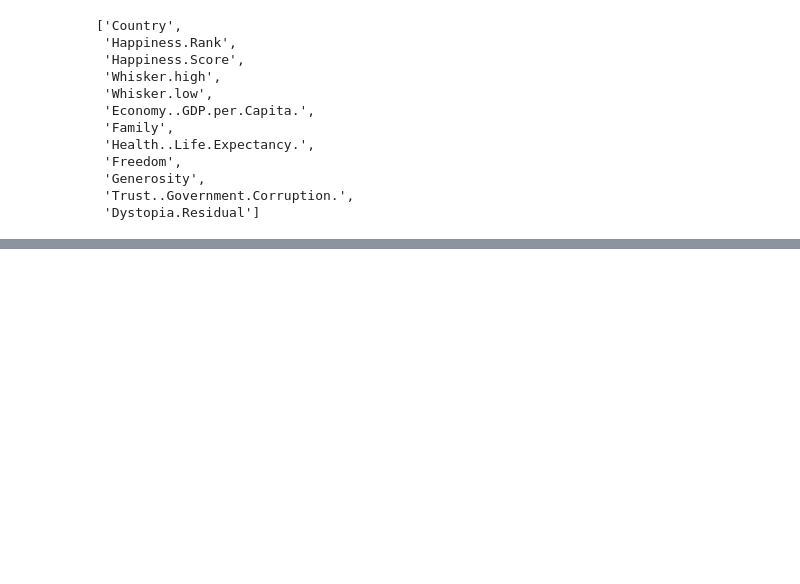
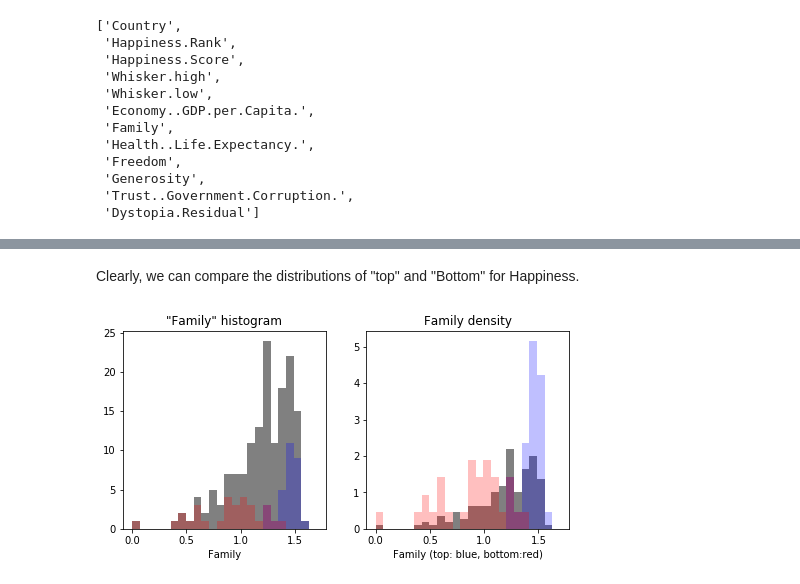
Before and after one commit to ergonyc/Practice-python-exercises, a Jupyter notebook: PlottingExamples-7.4/Module7_visEx_v3.ipynb, the cells around one changed output, grey strips where cells are left out. Saved outputs shown, nothing was run; the diff lists cells and outputs as text; code cells hidden in the pictures; blank space fills up the shorter version.

```diff
--- a/PlottingExamples-7.4/Module7_visEx_v3.ipynb
+++ b/PlottingExamples-7.4/Module7_visEx_v3.ipynb
@@ -114,0 +116,21 @@ Do something like top 10, and bottom 10 happiness rank, ...
+# %% [markdown]
+Clearly, we can compare the distributions of "top" and "Bottom" for Happiness.
+# %%
+# Plot them as a histogram.
+#plt.hist(year17['Family'], density=False)
+plt.subplot(221)
+plt.hist(year17['Family'], density=False, color='grey', bins=np.linspace(0.0, 1.7, 25), alpha=1.0)
+plt.hist(year17['Family'][:topn], density=False, color='blue', bins=np.linspace(0.0, 1.7, 25), alpha=.25)
+plt.hist(year17['Family'][-topn:], density=False, color='red', bins=np.linspace(0.0, 1.7, 25), alpha=.25)
+plt.title('"Family" histogram')
+plt.xlabel('Family')
+
+plt.subplot(222)
+plt.hist(year17['Family'], density=True, color='grey', bins=np.linspace(0.0, 1.7, 25), alpha=1.0)
+plt.hist(year17['Family'][:topn], density=True, color='blue', bins=np.linspace(0.0, 1.7, 25), alpha=.25)
+plt.hist(year17['Family'][-topn:], density=True, color='red', bins=np.linspace(0.0, 1.7, 25), alpha=.25)
+plt.title('Family density')
+plt.xlabel('Family (top: blue, bottom:red)')
+plt.show()
+# %% [output]
+[figure, added]
```
Also changed, not shown: parts of 27 cells of this notebook, 1 other file.
